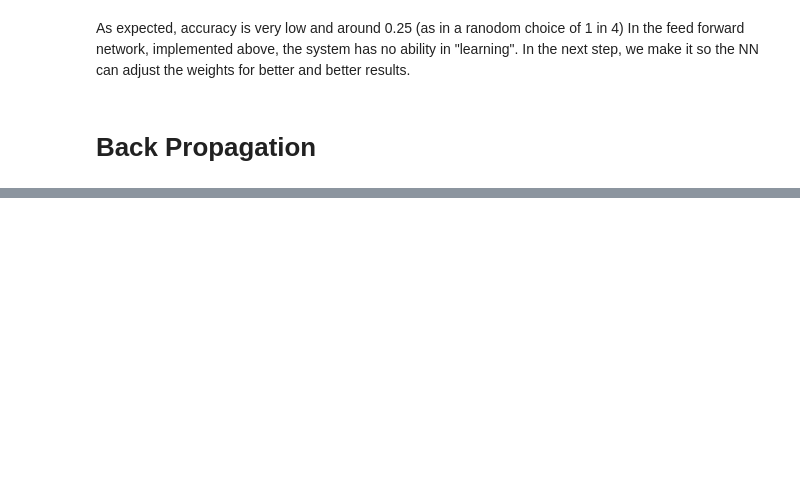
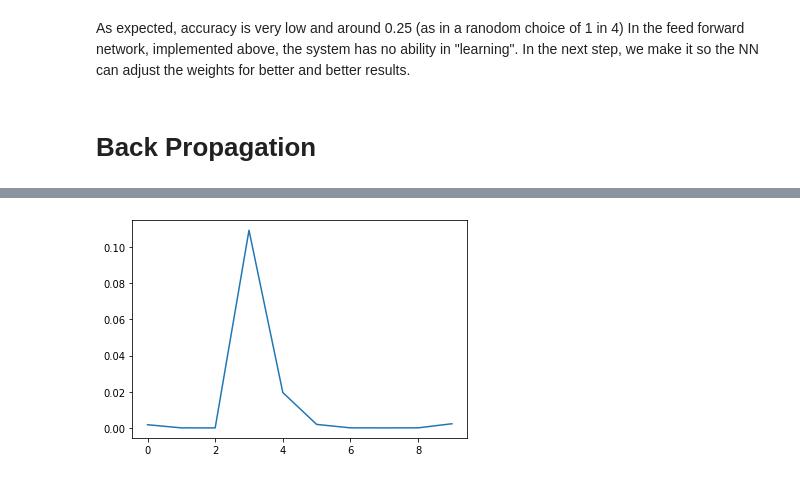
Before and after one commit to npourazin/Fruit-Classification-ANN, a Jupyter notebook: Fruit_Calssification_notebook.ipynb, the cells around one changed output, grey strips where cells are left out. Drawn from its saved outputs; the diff is of its cells as text; code cells hidden in the pictures; blank space fills up the shorter version.

```diff
--- a/Fruit_Calssification_notebook.ipynb
+++ b/Fruit_Calssification_notebook.ipynb
@@ -223,0 +222,98 @@ Wall time: 1min 16s
+# %%
+%%time
+batch_size = 10
+learning_rate = 0.8
+epoch_number = 10
+costs = []
+
+def run_vectorized_back_propagation():
+    data_size = 200
+    trimmed_train_set = train_set[:data_size]
+
+    for i in range(0, epoch_number):
+        # shuffle the train set
+        random.shuffle(trimmed_train_set)
+        batches = [train_set[x:x + batch_size] for x in range(0, data_size, batch_size)]
+        for batch in batches:
+
+            grad_W = [
+                np.random.normal(size=(layer_sizes[1], layer_sizes[0])),
+                np.random.normal(size=(layer_sizes[2], layer_sizes[1])),
+                np.random.normal(size=(layer_sizes[3], layer_sizes[2]))
+            ]
+
+            grad_B = [
+                np.zeros((layer_sizes[1], 1)),
+                np.zeros((layer_sizes[2], 1)),
+                np.zeros((layer_sizes[3], 1))
+            ]
+            for td in batch:
+                z = [
+                    np.zeros((layer_sizes[0], 1)),
+                    np.zeros((layer_sizes[1], 1)),
+                    np.zeros((layer_sizes[2], 1)),
+                    np.zeros((layer_sizes[3], 1))
+                ]
+
+                # values of the first layer (0th), initialized as the train data
+                z[0] = td[0]
+                np.reshape(z[0], (102, 1))
+
+                for j in range(1, 4):
+                    # for each next layer, z is calculated as discussed below
+                    z[j] = sigmoid(W[j - 1] @ z[j - 1] + B[j - 1])
+
+                # ** layer 4 to 3
+                grad_B[2] += (2 * d_sigmoid(z[3]) * (z[3] - td[1]))  # bias layer 4
+                grad_W[2] += (2 * d_sigmoid(z[3]) * (z[3] - td[1])) @ np.transpose(z[2])
+
+                # delta_2 = np.zeros((layer_sizes[2], 1))
+                delta_2 = (np.transpose(W[2])) @ (2 * d_sigmoid(z[3]) * (z[3] - td[1]))
+
+                # ** layer 3 to 2
+                grad_B[1] += delta_2 * d_sigmoid(z[2])  # bias layer 3
+                grad_W[1] += (delta_2 * d_sigmoid(z[2])) @ np.transpose(z[1])
+
+                # delta_1 = np.zeros((layer_sizes[1], 1))
+                delta_1 = np.transpose(W[1]) @ (2 * d_sigmoid(z[2]) * delta_2)
+
+                # ** layer 2 to 1
+                grad_B[0] += delta_1 * d_sigmoid(z[1])  # bias layer 2
+                grad_W[0] += delta_1 * d_sigmoid(z[1]) @ np.transpose(z[0])
+
+            # update, using the gradient
+            for ind in range(0, 3):
+                W[ind] -= learning_rate * (grad_W[ind] / batch_size)
+                B[ind] -= learning_rate * (grad_B[ind] / batch_size)
+
+        cost = 0
+        for td in trimmed_train_set:
+            z = [
+                np.zeros((layer_sizes[0], 1)),
+                np.zeros((layer_sizes[1], 1)),
+                np.zeros((layer_sizes[2], 1)),
+                np.zeros((layer_sizes[3], 1))
+            ]
+            # values of the first layer (0th), initialized as the train data
+            z[0] = td[0]
+            np.reshape(z[0], (102, 1))
+
+            for it in range(1, 4):
+                # for each next layer, z is calculated as discussed below
+                z[it] = sigmoid(W[it - 1] @ z[it - 1] + B[it - 1])
+
+            for j in range(layer_sizes[3]):
+                cost += np.power((z[3][j, 0] - td[1][j, 0]), 2)
+
+        cost /= data_size
+        costs.append(cost)
+
+run_vectorized_back_propagation()
+
+epoch_size = [x for x in range(epoch_number)]
+# print(len(epoch_size), len(costs))
+plt.plot(epoch_size, costs)
+# plt.plot(costs)
+# plt.show()
+print("Back Propagation Accuracy: ", run_feed_forward())
+# %% [output]
@@ -223,0 +322 @@ Wall time: 1min 16s
+[figure, added]
```
Also changed, not shown: parts of 4 cells of this notebook, 1 other file.
